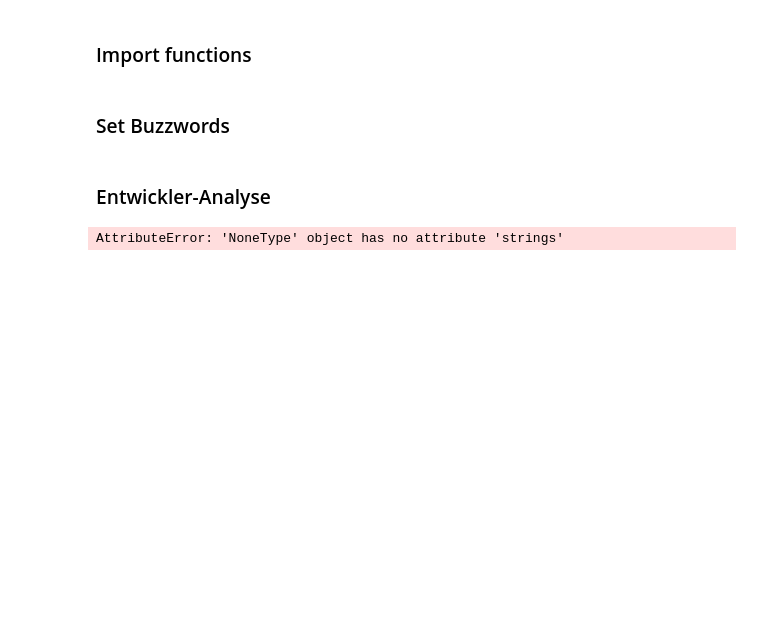
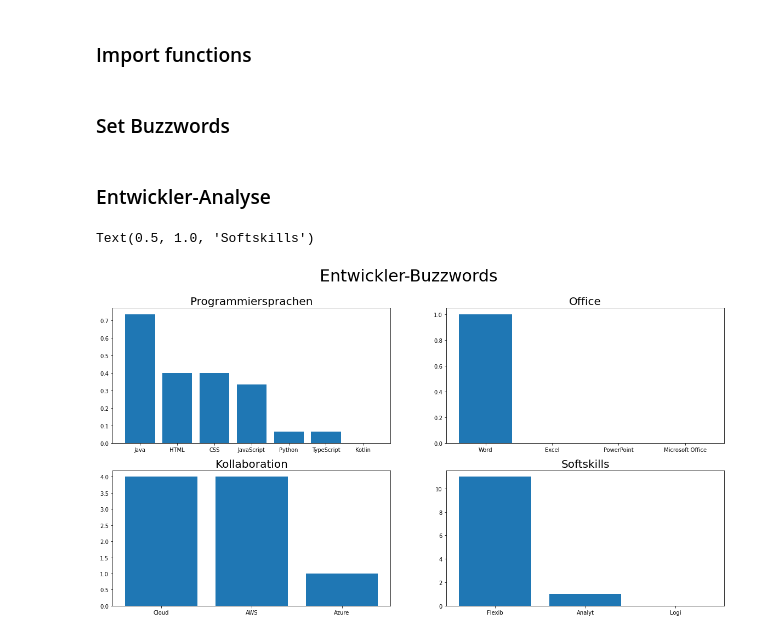
Before and after one commit to AlexanderKosmehl/indeed-buzzword-analyzer, a Jupyter notebook: buzzword_analyzer.ipynb, the cells around one changed output. Saved outputs shown, nothing was run; the diff lists cells and outputs as text; code cells hidden in the pictures; blank space fills up the shorter version.

Commit message:
Added categories

```diff
--- a/buzzword_analyzer.ipynb
+++ b/buzzword_analyzer.ipynb
@@ -12,17 +10,46 @@ buzzwords = ["HTML", "CSS", "Java"]
+# %%
+categories = {
+  "Programmiersprachen": ["Java", "Kotlin", "Python", "JavaScript", "TypeScript", "HTML", "CSS"],
+  "Office": ["Word", "Excel", "PowerPoint", "Microsoft Office"],
+  "Sonstiges": ["Cloud", "AWS", "Azure"],
+  "Softskills": ["Analyt", "Logi", "Flexib"]
+}
 # %% [markdown]
 ### Entwickler-Analyse
-# %%
-title = "Entwickler"
-
-entwickler_job_descriptions = getJobDescriptions(title, "Köln", 1)
-entwickler_buzzword_counts = getBuzzwordCounts(entwickler_job_descriptions, buzzwords)
-entwickler_sorted_counts = getSortedBuzzwordCounts(entwickler_buzzword_counts)
-
-# Plots the results
-plt.title(f"Buzzwords for ${title}")
-plt.xlabel("Buzzword")
-plt.ylabel("Occurences")
-plt.bar(entwickler_sorted_counts.keys(), entwickler_sorted_counts.values())
-plt.show()
-# %% [output]
-AttributeError: 'NoneType' object has no attribute 'strings'
+# %%
+title = "Entwickler"
+location = "Köln"
+
+entwickler_job_descriptions = getJobDescriptions(title, location, 1)
+# %%
+fig, axs = plt.subplots(2, 2)
+fig.suptitle(f"{title}-Buzzwords", fontsize=30)
+fig.set_size_inches(20, 10)
+
+
+# Programmiersprachen
+prog_buzz_counts = getBuzzwordCounts(entwickler_job_descriptions, categories["Programmiersprachen"])
+prog_sorted_counts = getSortedBuzzwordCounts(prog_buzz_counts)
+axs[0, 0].bar(prog_sorted_counts.keys(), list(map(lambda x: x/len(entwickler_job_descriptions) * 100, prog_sorted_counts.values())))
+axs[0, 0].set_title("Programmiersprachen", fontsize=20)
+
+# Office
+off_buzz_counts = getBuzzwordCounts(entwickler_job_descriptions, categories["Office"])
+off_sorted_counts = getSortedBuzzwordCounts(off_buzz_counts)
+axs[0, 1].bar(off_sorted_counts.keys(), off_sorted_counts.values())
+axs[0, 1].set_title("Office", fontsize=20)
+
+# Kollaboration
+misc_buzz_counts = getBuzzwordCounts(entwickler_job_descriptions, categories["Sonstiges"])
+misc_sorted_counts = getSortedBuzzwordCounts(misc_buzz_counts)
+axs[1, 0].bar(misc_sorted_counts.keys(), misc_sorted_counts.values())
+axs[1, 0].set_title("Kollaboration", fontsize=20)
+
+# Softskills
+soft_buzz_counts = getBuzzwordCounts(entwickler_job_descriptions, categories["Softskills"])
+soft_sorted_counts = getSortedBuzzwordCounts(soft_buzz_counts)
+axs[1, 1].bar(soft_sorted_counts.keys(), soft_sorted_counts.values())
+axs[1, 1].set_title("Softskills", fontsize=20)
+# %% [output]
+Text(0.5, 1.0, 'Softskills')
+[figure, added]
```
Also changed, not shown: parts of 1 cell of this notebook.
